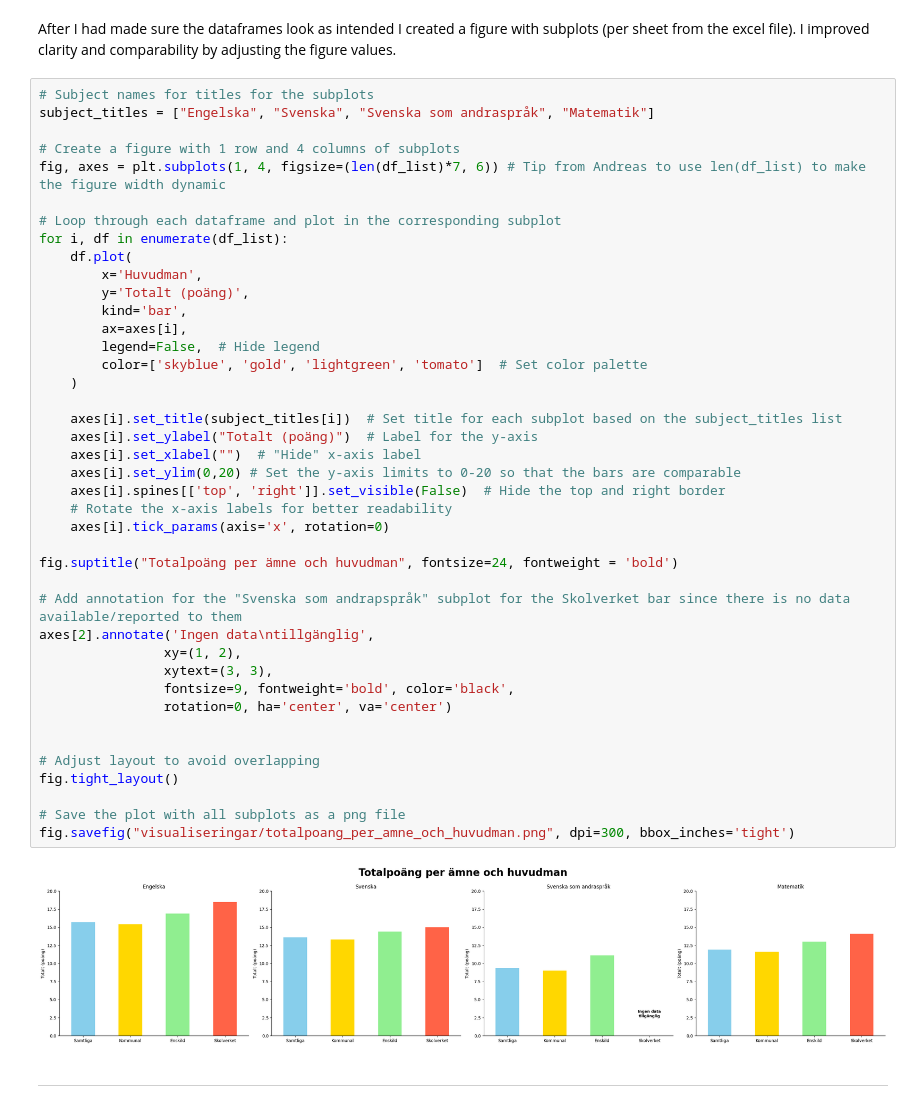
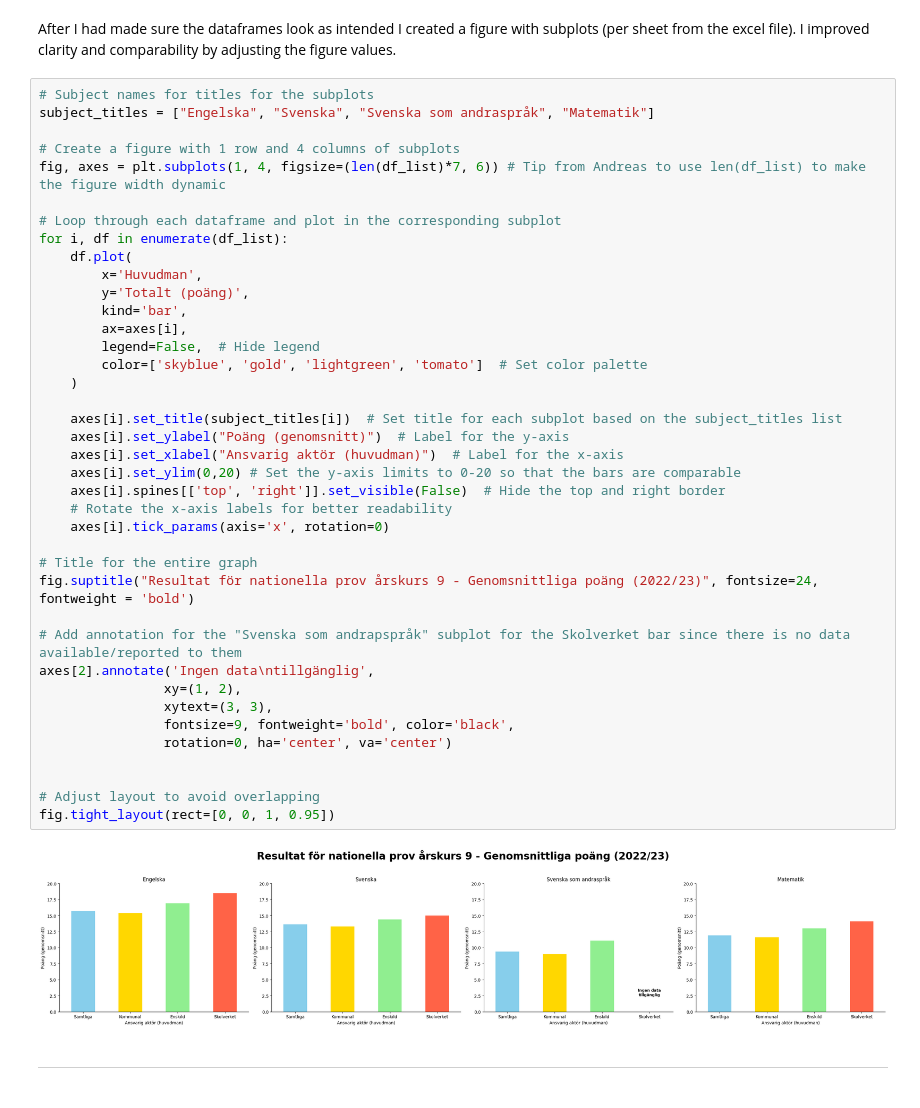
Before and after one commit to wahdanz1/OPA24_AI_Lab-2_-_Pandas_and_data_processing, a Jupyter notebook: main.ipynb, the cells around one changed output. Drawn from its saved outputs; the diff is of its cells as text.

```diff
--- a/main.ipynb
+++ b/main.ipynb
@@ -84,41 +65,39 @@ subject_titles = ["Engelska", "Svenska", "Svenska som andraspråk", "Matematik"]
 fig, axes = plt.subplots(1, 4, figsize=(len(df_list)*7, 6)) # Tip from Andreas to use len(df_list) to make the figure width dynamic
 
 # Loop through each dataframe and plot in the corresponding subplot
 for i, df in enumerate(df_list):
     df.plot(
         x='Huvudman',
         y='Totalt (poäng)',
         kind='bar',
         ax=axes[i],
         legend=False,  # Hide legend
         color=['skyblue', 'gold', 'lightgreen', 'tomato']  # Set color palette
     )
 
     axes[i].set_title(subject_titles[i])  # Set title for each subplot based on the subject_titles list
-    axes[i].set_ylabel("Totalt (poäng)")  # Label for the y-axis
-    axes[i].set_xlabel("")  # "Hide" x-axis label
+    axes[i].set_ylabel("Poäng (genomsnitt)")  # Label for the y-axis
+    axes[i].set_xlabel("Ansvarig aktör (huvudman)")  # Label for the x-axis
     axes[i].set_ylim(0,20) # Set the y-axis limits to 0-20 so that the bars are comparable
     axes[i].spines[['top', 'right']].set_visible(False)  # Hide the top and right border
     # Rotate the x-axis labels for better readability
     axes[i].tick_params(axis='x', rotation=0)
 
-fig.suptitle("Totalpoäng per ämne och huvudman", fontsize=24, fontweight = 'bold')
+# Title for the entire graph
+fig.suptitle("Resultat för nationella prov årskurs 9 - Genomsnittliga poäng (2022/23)", fontsize=24, fontweight = 'bold')
 
 # Add annotation for the "Svenska som andrapspråk" subplot for the Skolverket bar since there is no data available/reported to them
 axes[2].annotate('Ingen data\ntillgänglig',
                 xy=(1, 2),
                 xytext=(3, 3),
                 fontsize=9, fontweight='bold', color='black',
                 rotation=0, ha='center', va='center')
 
 
 # Adjust layout to avoid overlapping
-fig.tight_layout()
-
-# Save the plot with all subplots as a png file
-fig.savefig("visualiseringar/totalpoang_per_amne_och_huvudman.png", dpi=300, bbox_inches='tight')
+fig.tight_layout(rect=[0, 0, 1, 0.95])
 # %% [output]
-[figure, old version]
+[figure, new version]
 # %% [markdown]
 ---
 # %% [markdown]
```
Also changed, not shown: parts of 35 cells of this notebook, 10 other files.
